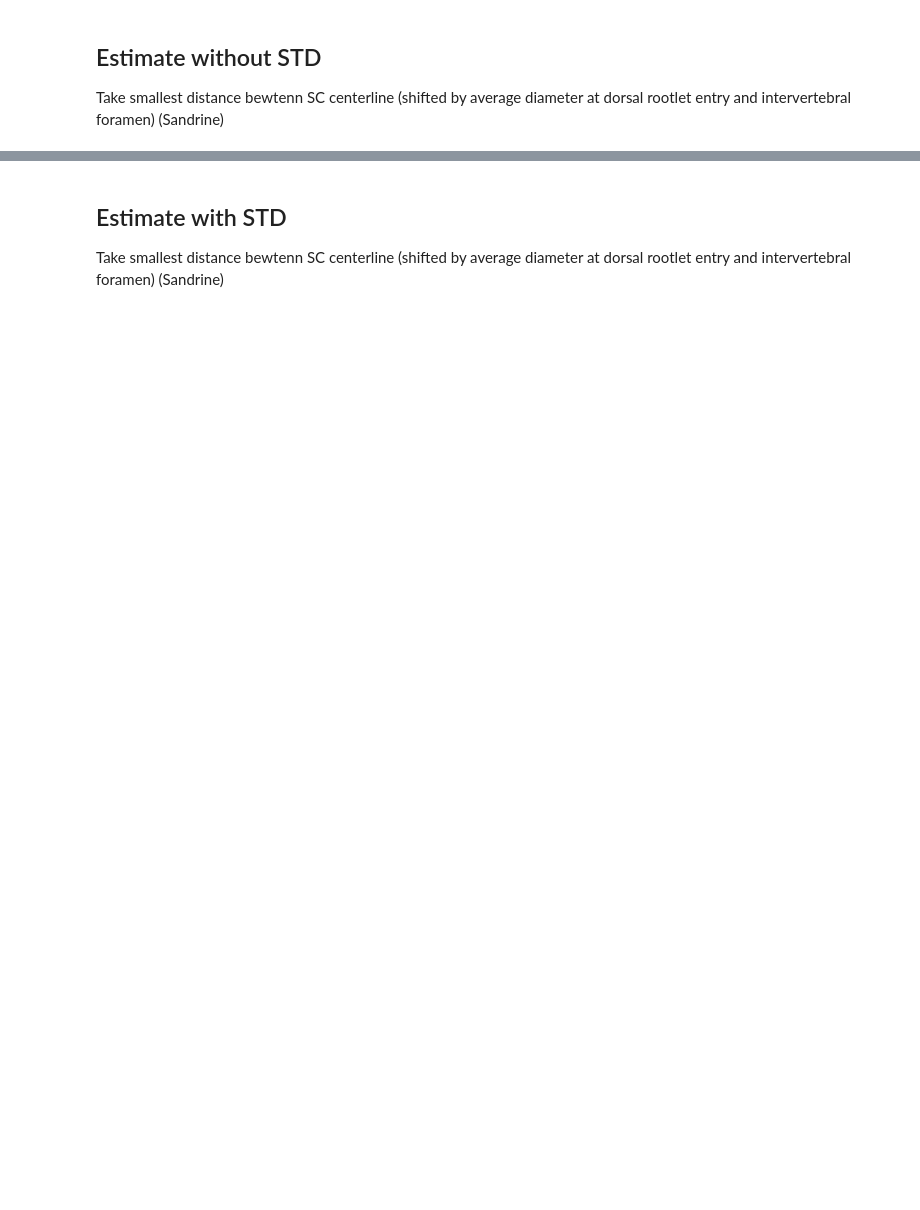
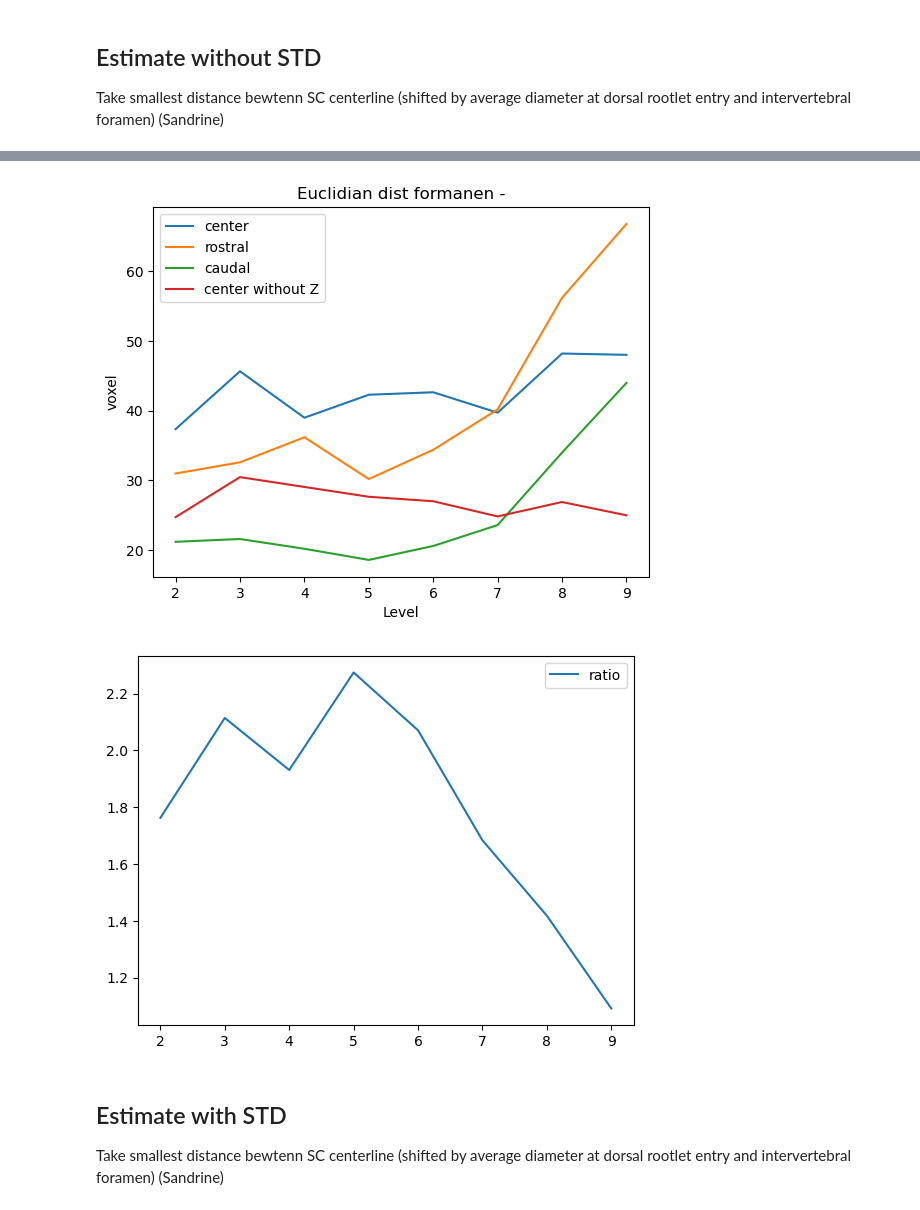
Before and after one commit to spinalcordtoolbox/PAM50, a Jupyter notebook: code/spine_level_theo_sandrine_STD.ipynb, the cells around one changed output, grey strips where cells are left out. Saved outputs shown, nothing was run; the diff lists cells and outputs as text; code cells hidden in the pictures; blank space fills up the shorter version.

Commit message:
New version of notebook, modif mm to voxel conversion

```diff
--- a/code/spine_level_theo_sandrine_STD.ipynb
+++ b/code/spine_level_theo_sandrine_STD.ipynb
@@ -54,11 +58,26 @@ print(x_f, z_f)
 # Import Centerline data
 center = nib.load(os.path.join(sct_dir, 'PAM50_centerline.nii.gz'))
 x_c, y_c, z_c = np.where(center.get_fdata() > NEAR_ZERO_THRESHOLD)
-coord_ctl = np.where(center.get_fdata() > NEAR_ZERO_THRESHOLD)
-
+new_order = np.argsort(z_c)[::-1]
+x_c = [x_c[i] for i in new_order]
+y_c = [y_c[i] for i in new_order]
+z_c = [z_c[i] for i in new_order]
 
 # Import Cord data
 PATH = os.path.join(sct_dir, 'PAM50_cord.nii.gz')
 cord = nib.load(PATH)
 p50_mask = cord.get_fdata()
-x_cord, y_cord, z_cord = np.where(p50_mask>0)
+x_cord, y_cord, z_cord = np.where(p50_mask > 0)
+new_order = np.argsort(z_cord)[::-1]
+x_cord = [x_cord[i] for i in new_order]
+y_cord = [y_cord[i] for i in new_order]
+z_cord = [z_cord[i] for i in new_order]
+
+PATH_cerv = 'label_center_roots_cervical.nii.gz'
+cerv = nib.load(PATH_cerv)
+p50_cerv = cerv.get_fdata()
+x_cerv, y_cerv, z_cerv = np.where(p50_cerv > 0)
+new_order = np.argsort(z_cerv)[::-1]
+x_cerv = [x_cerv[i] for i in new_order]
+y_cerv = [y_cerv[i] for i in new_order]
+z_cerv = [z_cerv[i] for i in new_order]
@@ -132,3 +180,24 @@ Caudal 10.1 15.168982332378135 865 865
+# %%
+order = np.argsort(level_list)
+#PLOT distances
+plt.plot([level_list[i] for i in order], [dist_list["ref"][i] for i in order], label="center")
+plt.plot([level_list[i] for i in order], [dist_list["rostral"][i] for i in order], label="rostral")
+plt.plot([level_list[i] for i in order], [dist_list["caudal"][i] for i in order], label="caudal")
+plt.plot([level_list[i] for i in order], [dist_list["without z"][i] for i in order], label="center without Z")
+plt.title("Euclidian dist formanen -")
+plt.xlabel("Level")
+plt.ylabel("voxel")
+plt.legend()
+plt.show()
+
+#plot ratio
+plt.plot([level_list[i] for i in order], [dist_list["ratio"][i] for i in order], label="ratio")
+plt.legend()
+
+plt.show()
+# %% [output]
+[figure, added]
+[figure, added]
 # %%
 cord_mask = np.copy(p50_mask)
 for lvl in len_level:
```
Also changed, not shown: parts of 6 cells of this notebook, 1 other file.
